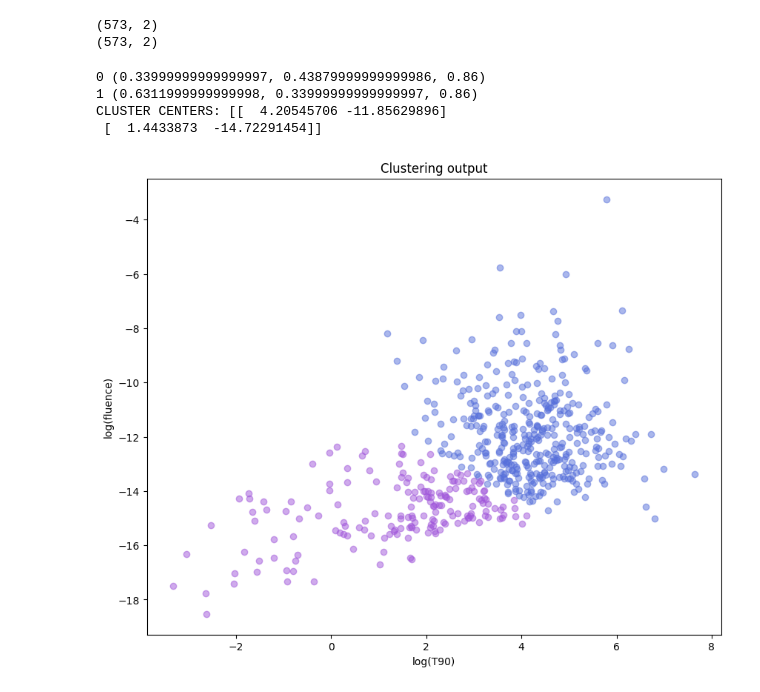
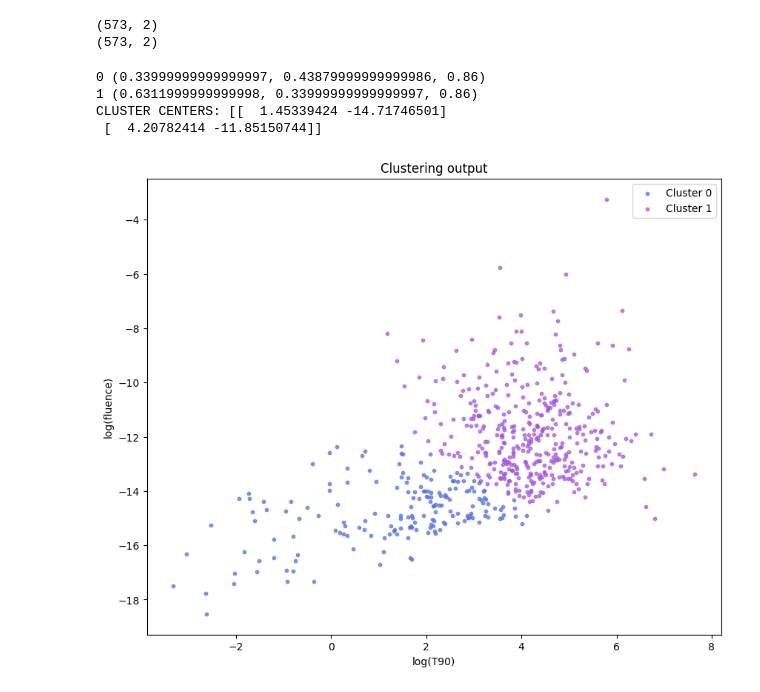
Before and after one commit to malvibellotti/astrostatistics_bicocca_2024, a Jupyter notebook: working/lecture_14_GRB.ipynb, the cells around one changed output. Drawn from its saved outputs; the diff is of its cells as text; code cells hidden in the pictures.

```diff
--- a/working/lecture_14_GRB.ipynb
+++ b/working/lecture_14_GRB.ipynb
@@ -109,9 +109,9 @@ plt.figure(figsize = (10,8))
 
 # plot the data color-coded by cluster id
 colors = sns.color_palette("hls", 8)[4:]
-for ii in range(3):
+for ii in range(2):
     plt.scatter(X[labels==ii,0], X[labels==ii,1],
-                color=colors[ii],alpha=0.5)
+                color=colors[ii],alpha=0.5, s= 5, label = 'Cluster %i'%ii)
 
 # To get some information on these try:
 # KMeans?
@@ -120,6 +120,9 @@ for ii in range(3):
 #plt.xscale('log')
 #plt.yscale('log')
 plt.title('Clustering output');
+plt.xlabel('log(T90)')
+plt.ylabel('log(fluence)')
+plt.legend()
 
 print("CLUSTER CENTERS:", centers)
 # %% [output]
@@ -239,7 +242,7 @@ colors = sns.color_palette("hls", 8)[4:]
 for ii in range(2):
     print(ii, str(colors[ii]))
     plt.scatter(X_2[labels_2==ii,0], X_2[labels_2==ii,1],
-                c=(colors[ii]),alpha=0.5)
+                c=(colors[ii]),alpha=0.7, s =10, label = 'Cluster %d'%ii)
 
 # To get some information on these try:
 # KMeans?
@@ -250,6 +253,7 @@ for ii in range(2):
 plt.title('Clustering output');
 plt.xlabel("log(z)")
 plt.ylabel("log(fluence)")
+plt.legend()
 
 print("CLUSTER CENTERS:", centers_2)
 # %% [output]
@@ -311,30 +315,31 @@ labels_3 = clf_3.predict(X_3)
 # %%
 plt.figure(figsize = (10,8))
 
 # plot the data color-coded by cluster id
 colors = sns.color_palette("hls", 8)[5:]
 for ii in range(2):
     print(ii, str(colors[ii]))
     plt.scatter(X_3[labels_3==ii,0], X_3[labels_3==ii,1],
-                c=(colors[ii]),alpha=0.5)
+                c=(colors[ii]),alpha=0.7, s = 10, label = 'Cluster '+str(ii))
 
 # To get some information on these try:
 # KMeans?
 # help(clf)
 
 #plt.xscale('log')
 #plt.yscale('log')
 plt.title('Clustering output');
 plt.xlabel("log(T90)")
 plt.ylabel("log(fluence)")
+plt.legend()
 
 print("CLUSTER CENTERS:", centers_3)
 # %% [output]
 0 (0.33999999999999997, 0.43879999999999986, 0.86)
 1 (0.6311999999999998, 0.33999999999999997, 0.86)
-CLUSTER CENTERS: [[  4.20545706 -11.85629896]
- [  1.4433873  -14.72291454]]
+CLUSTER CENTERS: [[  1.45339424 -14.71746501]
+ [  4.20782414 -11.85150744]]
-[figure, old version]
+[figure, new version]
 # %%
 plt.figure(figsize = (10,8))
 
```
Also changed, not shown: parts of 6 cells of this notebook, 3 other files.
